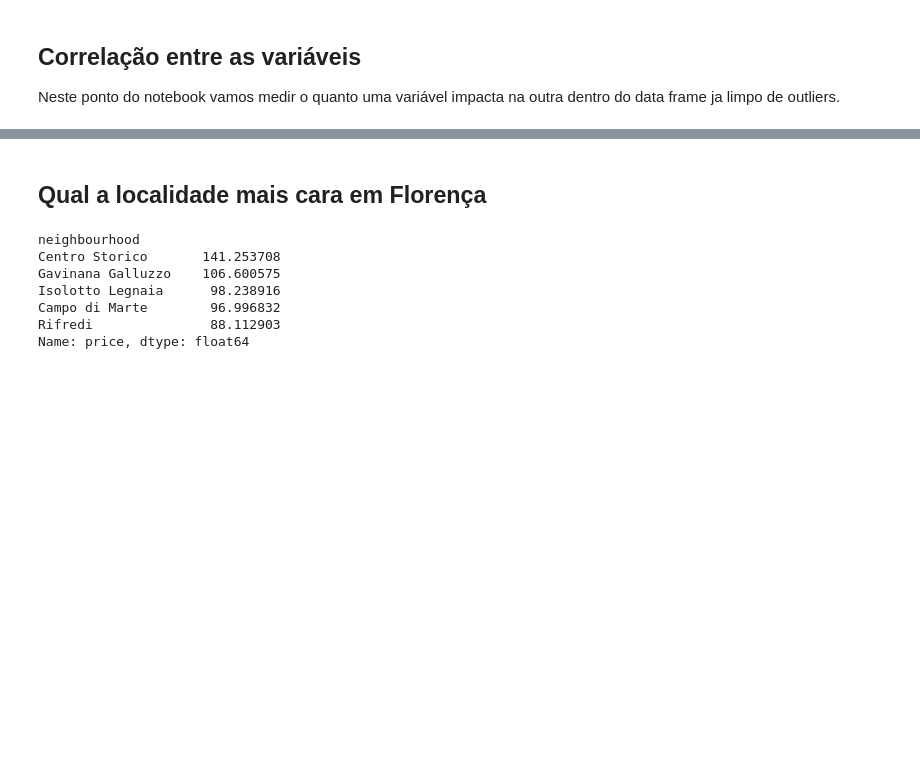
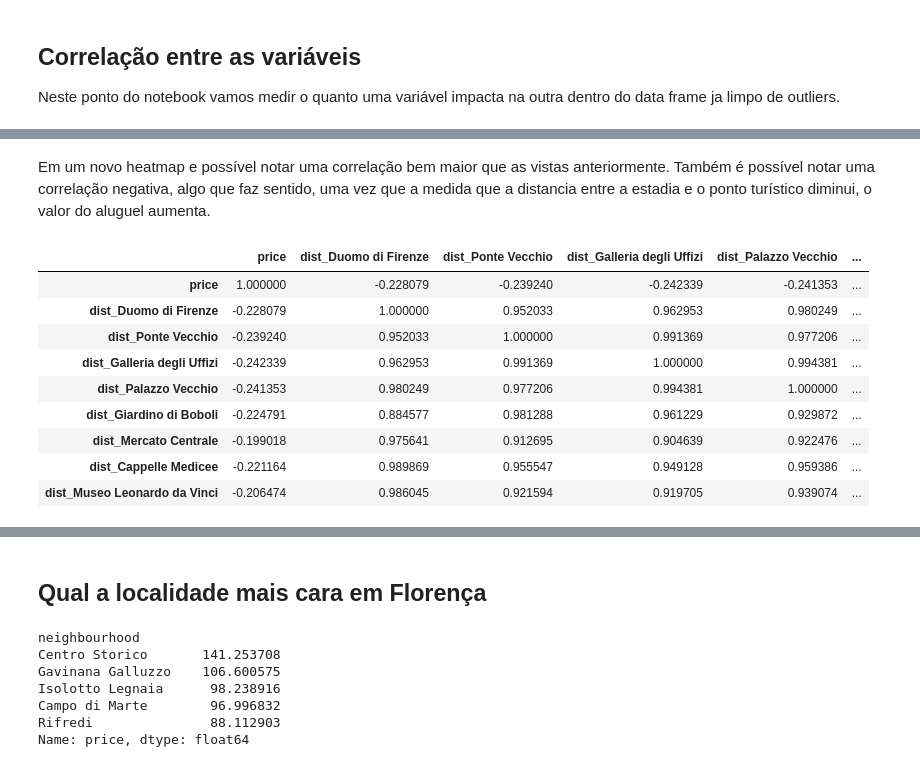
Before and after one commit to matheusrb/Data_Science, a Jupyter notebook: Airbnb_EDA.ipynb, the cells around one changed output, grey strips where cells are left out. Cells and saved outputs as stored; diff of their text form; code cells hidden in the pictures; blank space fills up the shorter version.

```diff
--- a/Airbnb_EDA.ipynb
+++ b/Airbnb_EDA.ipynb
@@ -256,3 +365,28 @@ display(corr)
+# %% [markdown]
+Em um novo heatmap e possível notar uma correlação bem maior que as vistas anteriormente. Também é possível notar uma correlação negativa, algo que faz sentido, uma vez que a medida que a distancia entre a estadia e o ponto turístico diminui, o valor do aluguel aumenta.
+# %%
+#Cria matriz de correlação entre as variáveis de distancia dos pontos turisticos
+corr = df_clean[['price',
+                 'dist_Duomo di Firenze',
+                 'dist_Ponte Vecchio',
+                 'dist_Galleria degli Uffizi',
+                 'dist_Palazzo Vecchio',
+                 'dist_Giardino di Boboli',
+                 'dist_Mercato Centrale',
+                 'dist_Cappelle Medicee',
+                 'dist_Museo Leonardo da Vinci']].corr()
+display(corr)
+# %% [output]
+|  | price | dist_Duomo di Firenze | dist_Ponte Vecchio | dist_Galleria degli Uffizi | dist_Palazzo Vecchio | ... |
+| price | 1.000000 | -0.228079 | -0.239240 | -0.242339 | -0.241353 | ... |
+| dist_Duomo di Firenze | -0.228079 | 1.000000 | 0.952033 | 0.962953 | 0.980249 | ... |
+| dist_Ponte Vecchio | -0.239240 | 0.952033 | 1.000000 | 0.991369 | 0.977206 | ... |
+| dist_Galleria degli Uffizi | -0.242339 | 0.962953 | 0.991369 | 1.000000 | 0.994381 | ... |
+| dist_Palazzo Vecchio | -0.241353 | 0.980249 | 0.977206 | 0.994381 | 1.000000 | ... |
+| dist_Giardino di Boboli | -0.224791 | 0.884577 | 0.981288 | 0.961229 | 0.929872 | ... |
+| dist_Mercato Centrale | -0.199018 | 0.975641 | 0.912695 | 0.904639 | 0.922476 | ... |
+| dist_Cappelle Medicee | -0.221164 | 0.989869 | 0.955547 | 0.949128 | 0.959386 | ... |
+| dist_Museo Leonardo da Vinci | -0.206474 | 0.986045 | 0.921594 | 0.919705 | 0.939074 | ... |
 # %%
 sns.heatmap(corr, cmap='inferno', fmt='.2f', square=True, linecolor='white', annot=True);
 # %% [output]
```
Also changed, not shown: parts of 15 cells of this notebook.
